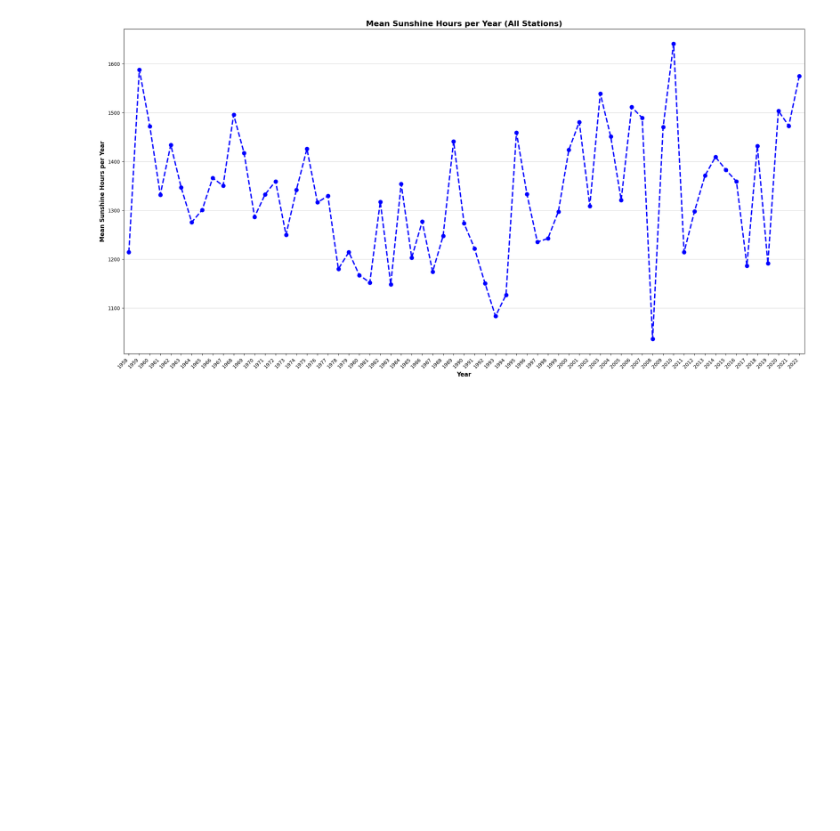
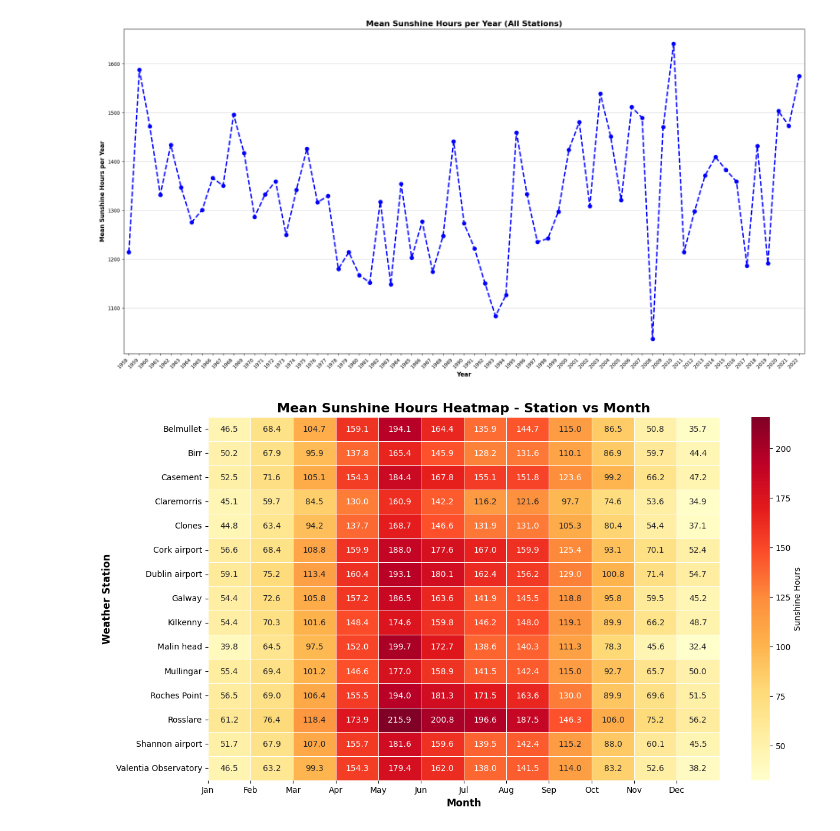
Before and after one commit to Hugo-van-Zyl/programming-for-data-analytics, a Jupyter notebook: Big Project/bigproject.ipynb, the cells around one changed output. Saved outputs shown, nothing was run; the diff lists cells and outputs as text; code cells hidden in the pictures; blank space fills up the shorter version.

Commit message:
Heatmap added to show sunshine hours per station per month

```diff
--- a/Big Project/bigproject.ipynb
+++ b/Big Project/bigproject.ipynb
@@ -306,3 +306,21 @@ plt.show() # show plot
 | 2022 | 1574.95 | 1576.10 | 1504.0 | 1643.61 | 63.08 |
 65 rows × 5 columns
 [figure]
+# %%
+# Last semester I used a heatmap feuture in seaborn to display data. I think this will be very useful to illustrate the sunshine hours per station and month
+# Heatmap of sunshine hours by station and month
+plt.figure(figsize=(14, 8)) # set plot size
+
+# use groupby to get consensed data for the heat map using station, month and sunshine hrs for that month
+heatmap_data = df_totalsunshinehrs.groupby(['Meteorological Weather Station', 'Month_Num'])['Sunshine_Hours'].mean().unstack() # calculate mean and unstack moves data to a wider table format (more columns to right)
+
+sns.heatmap(heatmap_data, annot=True, fmt='.1f', cmap='YlOrRd',  #  use seaborn heatmap functionality
+            cbar_kws={'label': 'Sunshine Hours'}, linewidths=0.5) # set labels, use yellow to red colormap
+# use cbar_kws to add color legend for the sunshine hrs values from high to low
+plt.xlabel('Month', fontsize=12, fontweight='bold') # set label and bold
+plt.ylabel('Weather Station', fontsize=12, fontweight='bold')  # set label and bold
+plt.title('Mean Sunshine Hours Heatmap - Station vs Month', fontsize=16, fontweight='bold') # set title and bold
+plt.xticks(range(12), month_names)
+plt.show()
+# %% [output]
+[figure, added]
```
